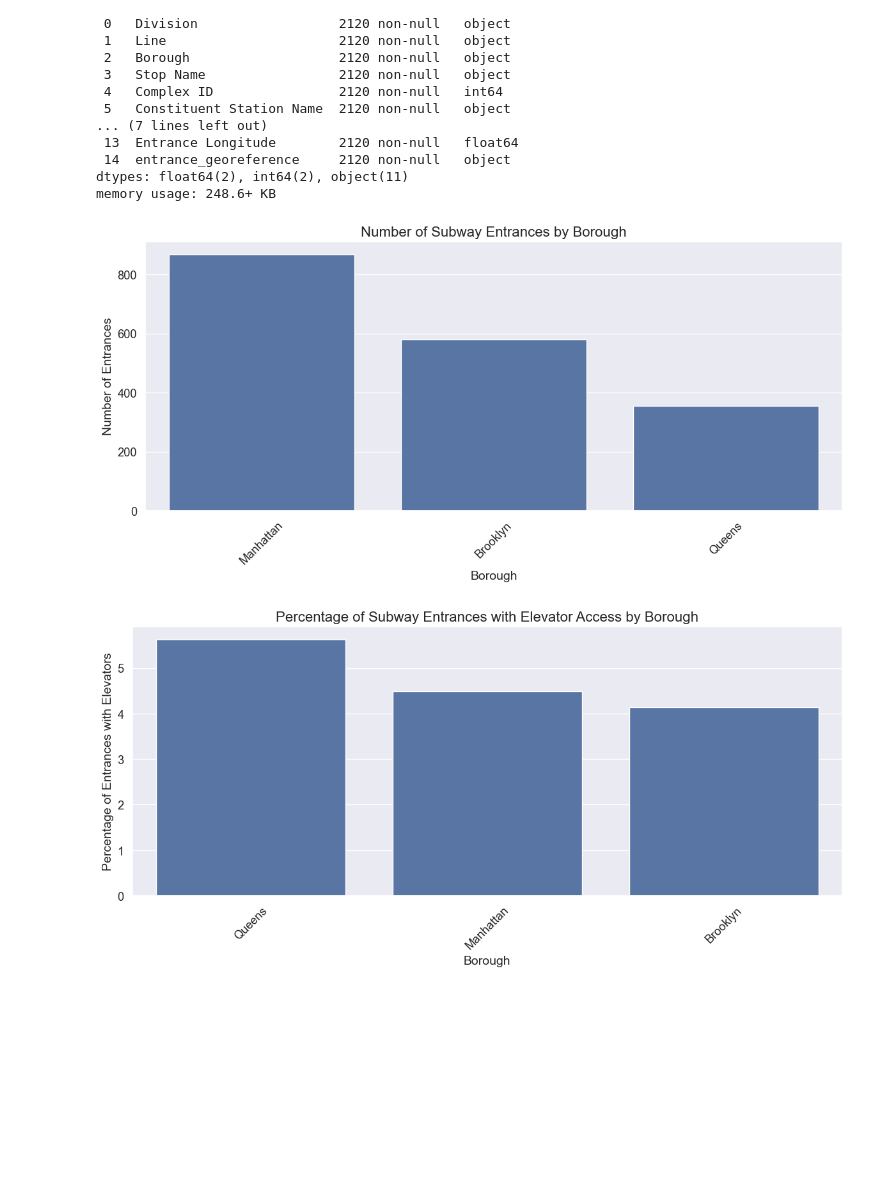
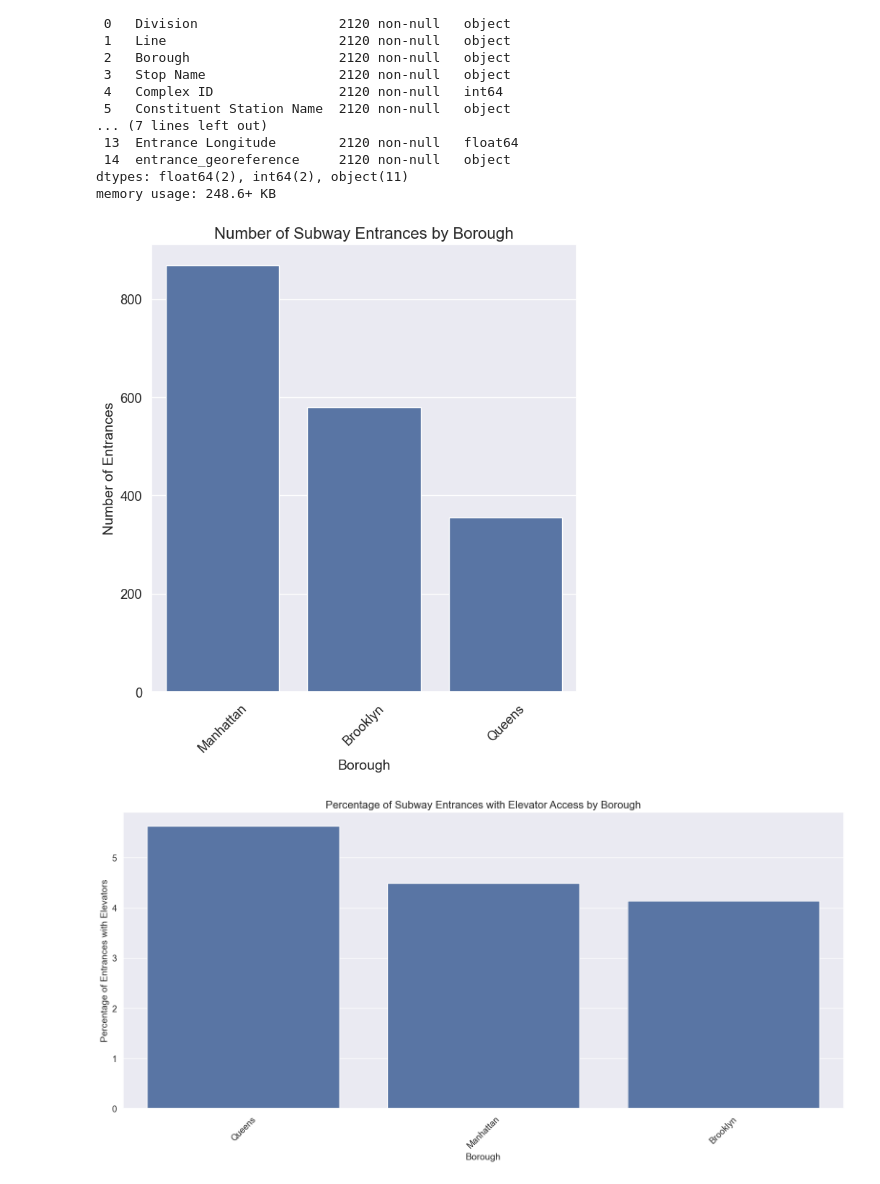
Before and after one commit to joseeeortizz/CSCI-395, a Jupyter notebook: Project/CapstoneProposal.ipynb, the cells around one changed output. Cells and saved outputs as stored; diff of their text form; code cells hidden in the pictures; blank space fills up the shorter version.

```diff
--- a/Project/CapstoneProposal.ipynb
+++ b/Project/CapstoneProposal.ipynb
@@ -102,34 +100,34 @@ memory usage: 248.6+ KB
 # %%
 # Clean and prepare the data
 # Convert borough codes to full names for better readability
 borough_mapping = {
     'M': 'Manhattan',
     'B': 'Brooklyn',
     'Q': 'Queens',
     'X': 'Bronx',
     'S': 'Staten Island'
 }
 
 # Apply the mapping
 subway_entrances['Borough_Name'] = subway_entrances['Borough'].map(borough_mapping)
 
 # Create a binary column for elevator access
 subway_entrances['Has_Elevator'] = subway_entrances['Entrance Type'].str.contains('Elevator', case=False).astype(int)
 
 # Count entrances by borough
 borough_counts = subway_entrances['Borough_Name'].value_counts()
 
 # Create a bar plot
-plt.figure(figsize=(12, 6))
+plt.figure(figsize=(7, 8))
 sns.barplot(x=borough_counts.index, y=borough_counts.values)
 plt.title('Number of Subway Entrances by Borough', fontsize=16)
 plt.xlabel('Borough', fontsize=14)
 plt.ylabel('Number of Entrances', fontsize=14)
 plt.xticks(rotation=45)
 plt.tight_layout()
 plt.show()
 # %% [output]
-[figure, old version]
+[figure, new version]
 # %%
 # Analyze elevator access by borough
 elevator_by_borough = subway_entrances.groupby('Borough_Name')['Has_Elevator'].sum().reset_index()
@@ -143,7 +141,7 @@ elevator_analysis['Percentage'] = (elevator_analysis['Has_Elevator'] / elevator_
 elevator_analysis = elevator_analysis.sort_values('Percentage', ascending=False)
 
 # Create a bar plot
-plt.figure(figsize=(12, 6))
+plt.figure(figsize=(16, 8))
 sns.barplot(x='Borough_Name', y='Percentage', data=elevator_analysis)
 plt.title('Percentage of Subway Entrances with Elevator Access by Borough', fontsize=16)
 plt.xlabel('Borough', fontsize=14)
@@ -152,7 +150,7 @@ plt.xticks(rotation=45)
 plt.tight_layout()
 plt.show()
 # %% [output]
-[figure, old version]
+[figure, new version]
 # %%
 # Analyze subway lines and their accessibility
 # First, we need to explode the Daytime Routes column since it contains multiple lines per entry
```
Also changed, not shown: parts of 6 cells of this notebook, 1 other file.
